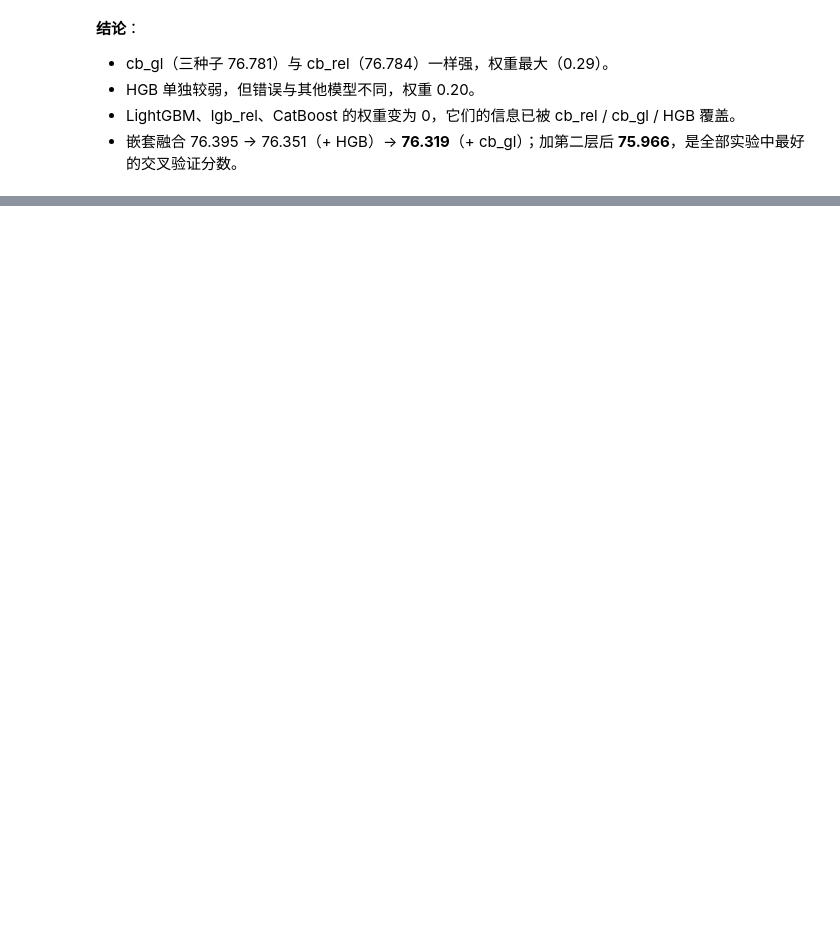
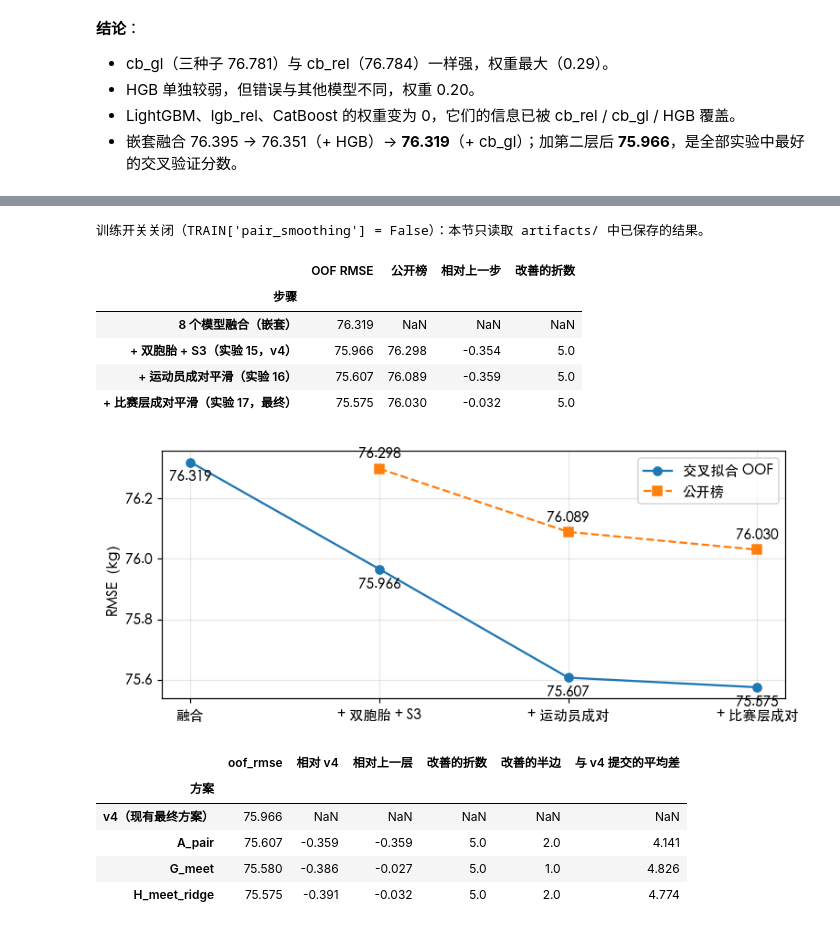
Before and after one commit to Zzz-manH/performances-en-powerlifting, a Jupyter notebook: 04_final_model.ipynb, the cells around one changed output, grey strips where cells are left out. Saved outputs shown, nothing was run; the diff lists cells and outputs as text; code cells hidden in the pictures; blank space fills up the shorter version.

```diff
--- a/04_final_model.ipynb
+++ b/04_final_model.ipynb
@@ -196,3 +203,4 @@ FOLD_IDS = np.zeros(n_train, dtype=int)
 for k, (_, valid) in enumerate(KFold(N_FOLDS, shuffle=True, random_state=SEED).split(np.arange(n_train)), start=1):
     FOLD_IDS[valid] = k
 print(f'train {train.shape}  test {test.shape}；每折验证行数：{np.bincount(FOLD_IDS)[1:].tolist()}')
+MODEL_TRAINING = any(v for k, v in TRAIN.items() if k != 'pair_smoothing')   # 成对平滑只读取保存的预测
@@ -199,5 +209,5 @@ print(f'train {train.shape}  test {test.shape}；每折验证行数：{np.bincou
 # %%
-if TRAINING:
+if MODEL_TRAINING:
     both = pd.concat([train[RAW_FEATURES], test[RAW_FEATURES]], ignore_index=True)
 
     # F0：v2 的体重级别特征
@@ -497,4 +507,4 @@ if TRAINING:
                           'nan_share': new_cols.isna().mean()}).round(4))
     print({f'{v}/{m}': frames3(v, m)[0].shape[1] for v in VARIANTS3 for m in MODELS if runs(m, v)})
 else:
-    print("没有打开训练开关：不需要重新生成特征，下面只读取已保存的结果。")
+    print("没有打开模型训练开关：不需要重新生成特征，下面只读取已保存的结果。")
@@ -501,5 +513,5 @@ else:
 # %%
-if TRAINING:
+if MODEL_TRAINING:
     ensure_training_env()
     SEEDS = [42, 7, 2024]                      # 每个种子：不同的五折划分、内层早停划分和模型随机性
     FINAL_MODELS = ['lgb', 'xgb', 'lgb_rel', 'catboost', 'cb_rel', 'tabm']   # 每折内的运行顺序：快的先跑
@@ -647,4 +659,4 @@ if TRAINING:
             p_test = np.asarray(p_test) * scale_t
         return np.asarray(p_test, dtype='float64')
 else:
-    print("没有打开训练开关：不需要模型定义。")
+    print("没有打开模型训练开关：不需要模型定义。")
@@ -2131,0 +2224,70 @@ show_v4()
+# %%
+if TRAIN['pair_smoothing']:
+    # 实验 16–17（结果目录：artifacts/04_final_model/v5_pair_smoothing）
+    subprocess.check_call([sys.executable, '-m', 'pip', 'install', '-q', 'lightgbm'])
+    process = subprocess.Popen([sys.executable, '-W', 'ignore', str(PROJECT_DIR / 'tools' / 'pair_smoothing.py'),
+                                str(PROJECT_DIR)], stdout=subprocess.PIPE, stderr=subprocess.STDOUT, text=True)
+    for line in process.stdout:
+        print(line, end='')
+    require(process.wait() == 0, 'tools/pair_smoothing.py 运行失败')
+else:
+    print("训练开关关闭（TRAIN['pair_smoothing'] = False）：本节只读取 artifacts/ 中已保存的结果。")
+# %% [output]
+训练开关关闭（TRAIN['pair_smoothing'] = False）：本节只读取 artifacts/ 中已保存的结果。
+# %%
+def show_v5():
+    """从保存的 OOF 重新计算各层后处理的分数（只读，不训练）。"""
+    v4 = ARTIFACTS / '04_final_model' / 'v4_eight_models'
+    v5 = ARTIFACTS / '04_final_model' / 'v5_pair_smoothing'
+    steps = [('8 个模型融合（嵌套）', v4 / 'oof_nested_blend.npy', np.nan),
+             ('+ 双胞胎 + S3（实验 15，v4）', v4 / 'oof_final_crossfit.npy', 76.298),
+             ('+ 运动员成对平滑（实验 16）', v5 / 'oof_v5_A_pair.npy', 76.089),
+             ('+ 比赛层成对平滑（实验 17，最终）', v5 / 'oof_v5_H_meet_ridge.npy', 76.030)]
+    if not all(path.is_file() for _, path, _ in steps):
+        print('缺少成对平滑的结果：请确认 artifacts/ 已从 Drive 同步，或打开 pair_smoothing 开关')
+        return
+    rows, previous = [], None
+    for name, path, public in steps:
+        oof = np.load(path)
+        row = {'步骤': name, 'OOF RMSE': rmse(y, oof), '公开榜': public}
+        if previous is not None:
+            row['相对上一步'] = rmse(y, oof) - rmse(y, previous)
+            row['改善的折数'] = sum(rmse(y[FOLD_IDS == k], oof[FOLD_IDS == k]) < rmse(y[FOLD_IDS == k], previous[FOLD_IDS == k])
+                               for k in range(1, N_FOLDS + 1))
+        rows.append(row)
+        previous = oof
+    table = pd.DataFrame(rows).set_index('步骤')
+    display(table.round(3))
+
+    fig, ax = plt.subplots(figsize=(8, 3.2))
+    x = np.arange(len(table))
+    ax.plot(x, table['OOF RMSE'], marker='o', label='交叉拟合 OOF')
+    ax.plot(x, table['公开榜'], marker='s', linestyle='--', label='公开榜')
+    for i, (cv, public) in enumerate(zip(table['OOF RMSE'], table['公开榜'])):
+        ax.annotate(f'{cv:.3f}', (i, cv), xytext=(0, -14), textcoords='offset points', ha='center')
+        if np.isfinite(public):
+            ax.annotate(f'{public:.3f}', (i, public), xytext=(0, 7), textcoords='offset points', ha='center')
+    ax.set_xticks(x, ['融合', '+ 双胞胎 + S3', '+ 运动员成对', '+ 比赛层成对'])
+    ax.set_ylabel('RMSE（kg）')
+    ax.legend()
+    plt.show()
+
+    print('实验 16–17 保存的结果表：')
+    show(read_summary(v5 / 'summary_experiments.csv'))
+
+
+show_v5()
+# %% [output]
+|  | OOF RMSE | 公开榜 | 相对上一步 | 改善的折数 |
+| 步骤 |  |  |  |  |
+| 8 个模型融合（嵌套） | 76.319 | NaN | NaN | NaN |
+| + 双胞胎 + S3（实验 15，v4） | 75.966 | 76.298 | -0.354 | 5.0 |
+| + 运动员成对平滑（实验 16） | 75.607 | 76.089 | -0.359 | 5.0 |
+| + 比赛层成对平滑（实验 17，最终） | 75.575 | 76.030 | -0.032 | 5.0 |
+[figure, added]
+|  | oof_rmse | 相对 v4 | 相对上一层 | 改善的折数 | 改善的半边 | 与 v4 提交的平均差 |
+| 方案 |  |  |  |  |  |  |
+| v4（现有最终方案） | 75.966 | NaN | NaN | NaN | NaN | NaN |
+| A_pair | 75.607 | -0.359 | -0.359 | 5.0 | 2.0 | 4.141 |
+| G_meet | 75.580 | -0.386 | -0.027 | 5.0 | 1.0 | 4.826 |
+| H_meet_ridge | 75.575 | -0.391 | -0.032 | 5.0 | 2.0 | 4.774 |
```
Also changed, not shown: parts of 18 cells of this notebook, 12 other files.
